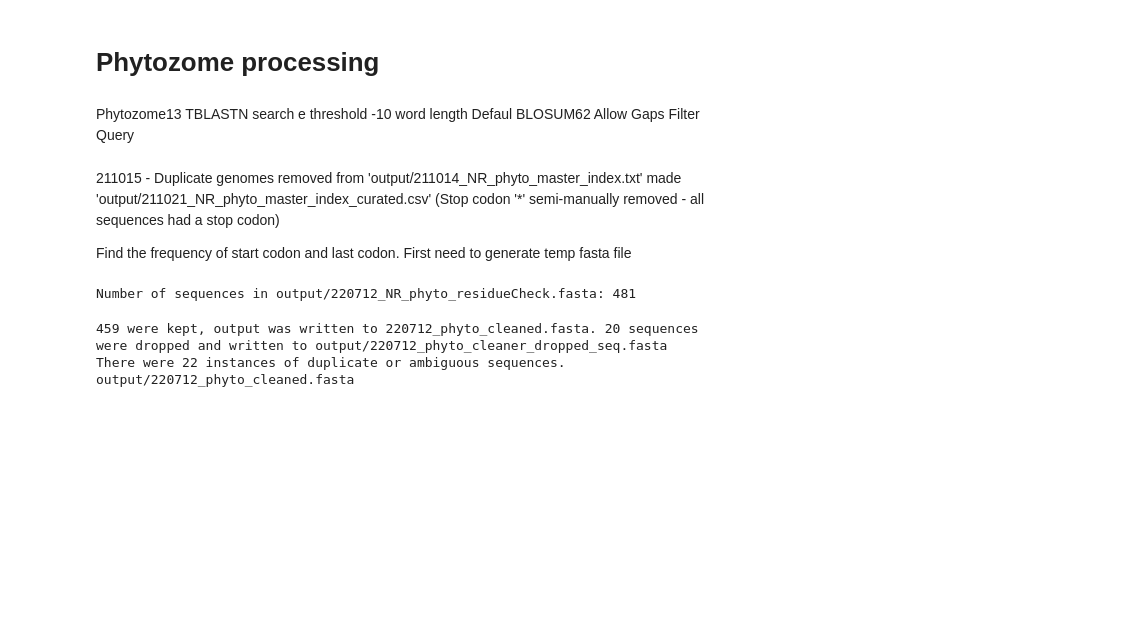
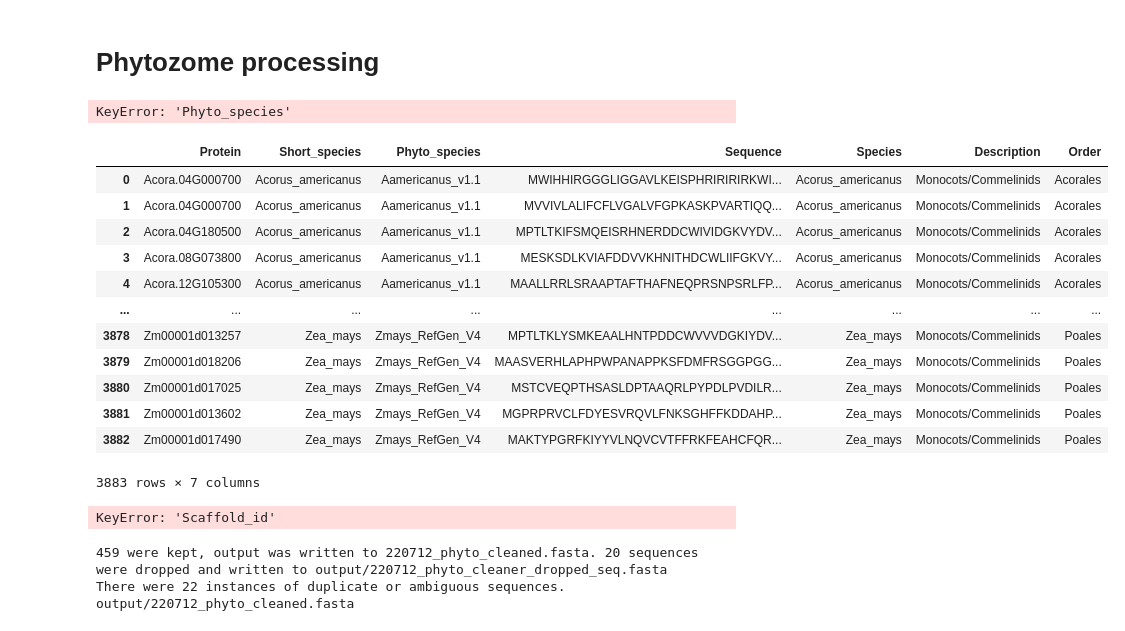
Before and after one commit to mattmorts-sci/PR, a Jupyter notebook: PR_pipline.ipynb, the cells around one changed output. Cells and saved outputs as stored; diff of their text form; code cells hidden in the pictures; blank space fills up the shorter version.

```diff
--- a/PR_pipline.ipynb
+++ b/PR_pipline.ipynb
@@ -95,34 +112,47 @@ phyto_index_df = pd.concat([phyto_details, phyt_ids_df], axis = 1)
 # %%
-phyto_index = pd.read_csv('output/211015_NR_phyto_master_index_curated.csv')
-tax_data = pd.read_csv('source_data/211020_species_taxonomy.csv')
+# Formats the above manually curated csv into one with only relevant fields
+
+phyto_index = pd.read_csv('output/220825_phyto_nr_master_index_curated.csv')
+tax_data = pd.read_csv('source_data/220825_species_taxonomy.csv')
 tax = tax_data[['Species', 'Description', 'Order']]
-phyto_master_index = pd.merge(phyto_index, tax, how = 'left', on = 'Species')
-phyto_master_index.to_csv(f'source_data/211021_NR_phyto_master_index.csv', index = False)
+phyto_master_index = pd.merge(phyto_index_df, phyto_index, how = 'left', on = 'Phyto_species')
+
+#phyto_master_index.to_csv(f'output/220825_phyto_nr_master_index.csv', index = False)
+# %% [output]
+KeyError: 'Phyto_species'
-# %% [markdown]
-Phytozome13 TBLASTN search e threshold -10 word length Defaul BLOSUM62 Allow Gaps Filter Query
-# %% [markdown]
-211015 - Duplicate genomes removed from 'output/211014_NR_phyto_master_index.txt'
-made 'output/211021_NR_phyto_master_index_curated.csv' (Stop codon '*' semi-manually removed - all sequences had
-a stop codon)
-
-Find the frequency of start codon and last codon. First need to generate temp fasta file
+# %%
+phyto_df
+# %% [output]
+|  | Protein | Short_species | Phyto_species | Sequence | Species | Description | Order |
+| 0 | Acora.04G000700 | Acorus_americanus | Aamericanus_v1.1 | MWIHHIRGGGLIGGAVLKEISPHRIRIRIRKWI... | Acorus_americanus | Monocots/Commelinids | Acorales |
+| 1 | Acora.04G000700 | Acorus_americanus | Aamericanus_v1.1 | MVVIVLALIFCFLVGALVFGPKASKPVARTIQQ... | Acorus_americanus | Monocots/Commelinids | Acorales |
+| 2 | Acora.04G180500 | Acorus_americanus | Aamericanus_v1.1 | MPTLTKIFSMQEISRHNERDDCWIVIDGKVYDV... | Acorus_americanus | Monocots/Commelinids | Acorales |
+| 3 | Acora.08G073800 | Acorus_americanus | Aamericanus_v1.1 | MESKSDLKVIAFDDVVKHNITHDCWLIIFGKVY... | Acorus_americanus | Monocots/Commelinids | Acorales |
+| 4 | Acora.12G105300 | Acorus_americanus | Aamericanus_v1.1 | MAALLRRLSRAAPTAFTHAFNEQPRSNPSRLFP... | Acorus_americanus | Monocots/Commelinids | Acorales |
+| ... | ... | ... | ... | ... | ... | ... | ... |
+| 3878 | Zm00001d013257 | Zea_mays | Zmays_RefGen_V4 | MPTLTKLYSMKEAALHNTPDDCWVVVDGKIYDV... | Zea_mays | Monocots/Commelinids | Poales |
+| 3879 | Zm00001d018206 | Zea_mays | Zmays_RefGen_V4 | MAASVERHLAPHPWPANAPPKSFDMFRSGGPGG... | Zea_mays | Monocots/Commelinids | Poales |
+| 3880 | Zm00001d017025 | Zea_mays | Zmays_RefGen_V4 | MSTCVEQPTHSASLDPTAAQRLPYPDLPVDILR... | Zea_mays | Monocots/Commelinids | Poales |
+| 3881 | Zm00001d013602 | Zea_mays | Zmays_RefGen_V4 | MGPRPRVCLFDYESVRQVLFNKSGHFFKDDAHP... | Zea_mays | Monocots/Commelinids | Poales |
+| 3882 | Zm00001d017490 | Zea_mays | Zmays_RefGen_V4 | MAKTYPGRFKIYYVLNQVCVTFFRKFEAHCFQR... | Zea_mays | Monocots/Commelinids | Poales |
+3883 rows × 7 columns
 # %%
-phyto_df = pd.read_csv(f'output/211021_NR_phyto_master_index.csv', sep = ',')
+phyto_df = pd.read_csv(f'output/220825_phyto_nr_master_index.csv', sep = ',')
 
 phyto_df2 = phyto_df
 
 phyto_df2['Header'] = phyto_df['Scaffold_id'] + '|' + phyto_df['Species'] + '|' + phyto_df['Description']+ '|' + phyto_df['Order']
 
 phyto_dict = dict(zip(phyto_df2['Header'], phyto_df2['Sequence']))
+
+with open(f'output/{DATE}_NR_phyto_residueCheck.fasta', 'w') as form: # Creates a fasta file with informative header
+                                                                # for use going forward
+    for k,v in phyto_dict.items():
+        form.write('>' + k + '\n' + v +'\n')
+
+print(f'Number of sequences in output/{DATE}_NR_phyto_residueCheck.fasta: {len(phyto_dict)}')
+# %% [output]
+KeyError: 'Scaffold_id'
-# %%
-with open(f'output/{DATE}_NR_phyto_residueCheck.fasta', 'w') as form: # Creates a fasta file with informative header
-                                                                # for use going forward
-    for k,v in phyto_dict.items():
-        form.write('>' + k + '\n' + v +'\n')
-
-print(f'Number of sequences in output/{DATE}_NR_phyto_residueCheck.fasta: {len(phyto_dict)}')
-# %% [output]
-Number of sequences in output/220712_NR_phyto_residueCheck.fasta: 481
 # %%
 cleaner(f'output/{DATE}_NR_phyto_residueCheck.fasta', 'phyto')
 # %% [output]
```
Also changed, not shown: parts of 2 cells of this notebook.
